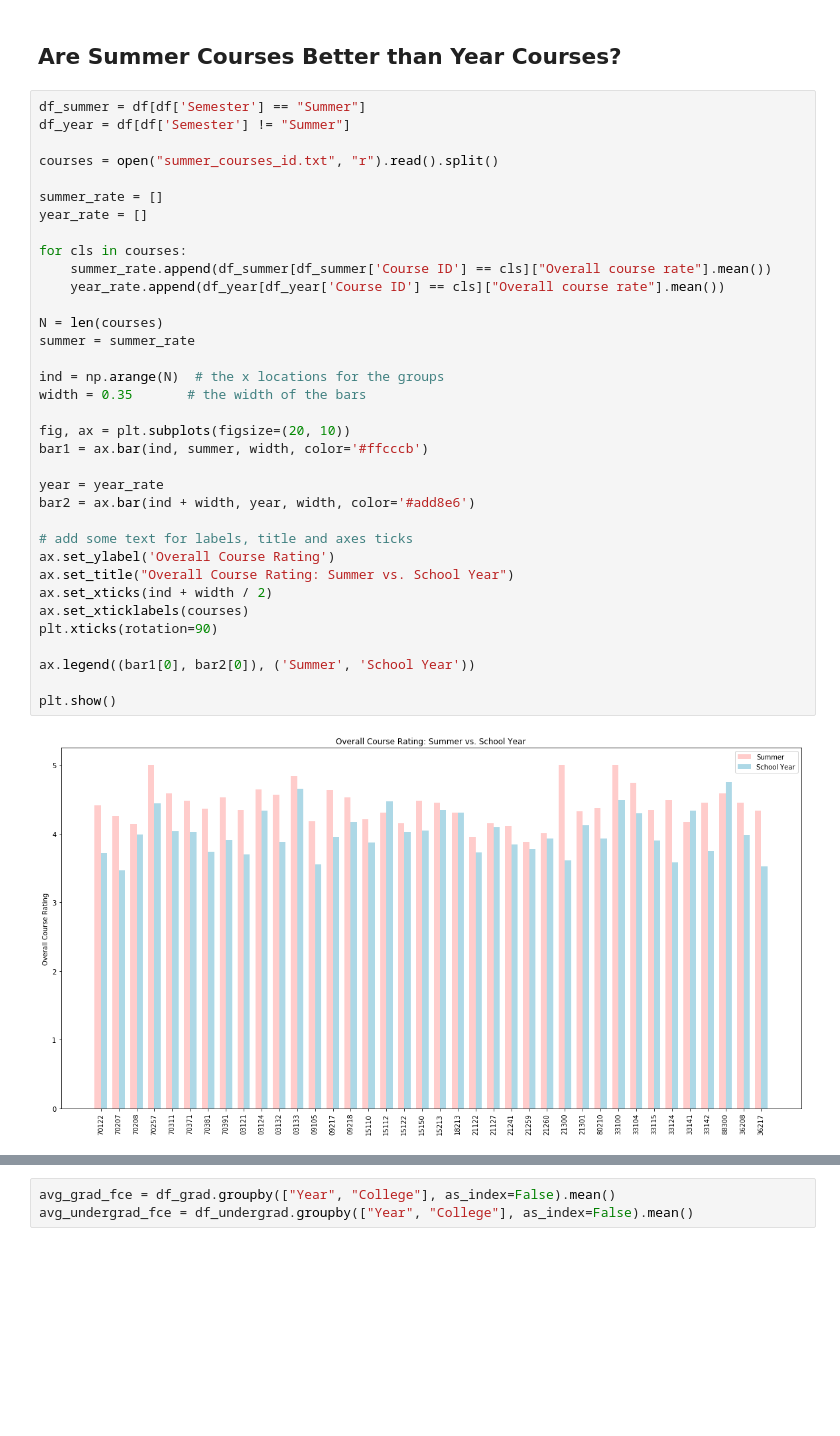
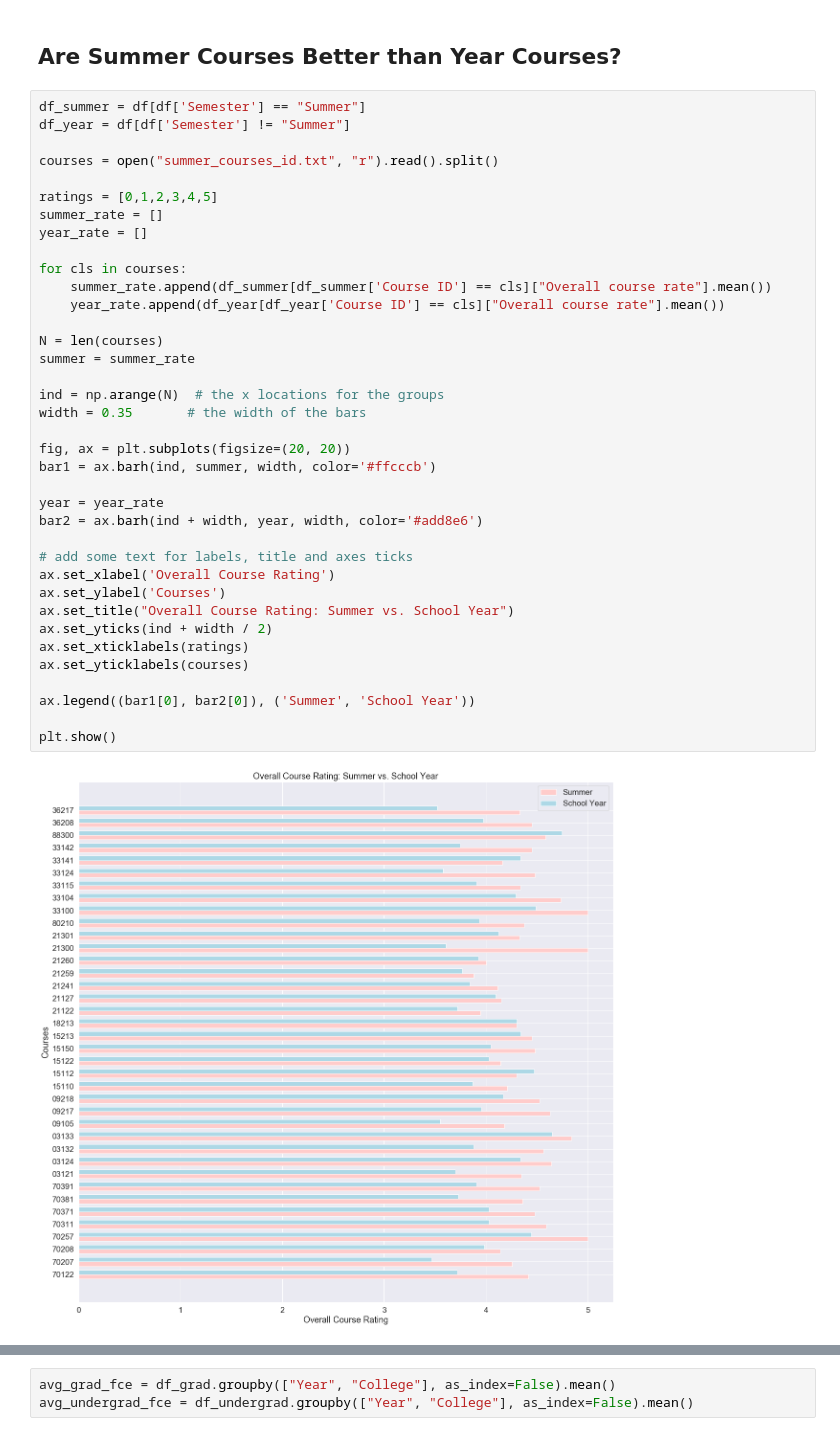
Before and after one commit to TheJYKoder/-15-388-Final-Project-F19-, a Jupyter notebook: 15388 Final Project FCE.ipynb, the cells around one changed output, grey strips where cells are left out. Saved outputs shown, nothing was run; the diff lists cells and outputs as text; blank space fills up the shorter version.

```diff
--- a/15388 Final Project FCE.ipynb
+++ b/15388 Final Project FCE.ipynb
@@ -365,37 +284,39 @@ Heinz 4.199020833333333 4.068373422873423
 # %%
 df_summer = df[df['Semester'] == "Summer"]
 df_year = df[df['Semester'] != "Summer"]
 
 courses = open("summer_courses_id.txt", "r").read().split()
 
+ratings = [0,1,2,3,4,5]
 summer_rate = []
 year_rate = []
 
 for cls in courses:
     summer_rate.append(df_summer[df_summer['Course ID'] == cls]["Overall course rate"].mean())
     year_rate.append(df_year[df_year['Course ID'] == cls]["Overall course rate"].mean())
 
 N = len(courses)
 summer = summer_rate
 
 ind = np.arange(N)  # the x locations for the groups
 width = 0.35       # the width of the bars
 
-fig, ax = plt.subplots(figsize=(20, 10))
-bar1 = ax.bar(ind, summer, width, color='#ffcccb')
+fig, ax = plt.subplots(figsize=(20, 20))
+bar1 = ax.barh(ind, summer, width, color='#ffcccb')
 
 year = year_rate
-bar2 = ax.bar(ind + width, year, width, color='#add8e6')
+bar2 = ax.barh(ind + width, year, width, color='#add8e6')
 
 # add some text for labels, title and axes ticks
-ax.set_ylabel('Overall Course Rating')
+ax.set_xlabel('Overall Course Rating')
+ax.set_ylabel('Courses')
 ax.set_title("Overall Course Rating: Summer vs. School Year")
-ax.set_xticks(ind + width / 2)
-ax.set_xticklabels(courses)
-plt.xticks(rotation=90)
+ax.set_yticks(ind + width / 2)
+ax.set_xticklabels(ratings)
+ax.set_yticklabels(courses)
 
 ax.legend((bar1[0], bar2[0]), ('Summer', 'School Year'))
 
 plt.show()
 # %% [output]
-[figure, old version]
+[figure, new version]
```
Also changed, not shown: parts of 24 cells of this notebook, 1 other file.
